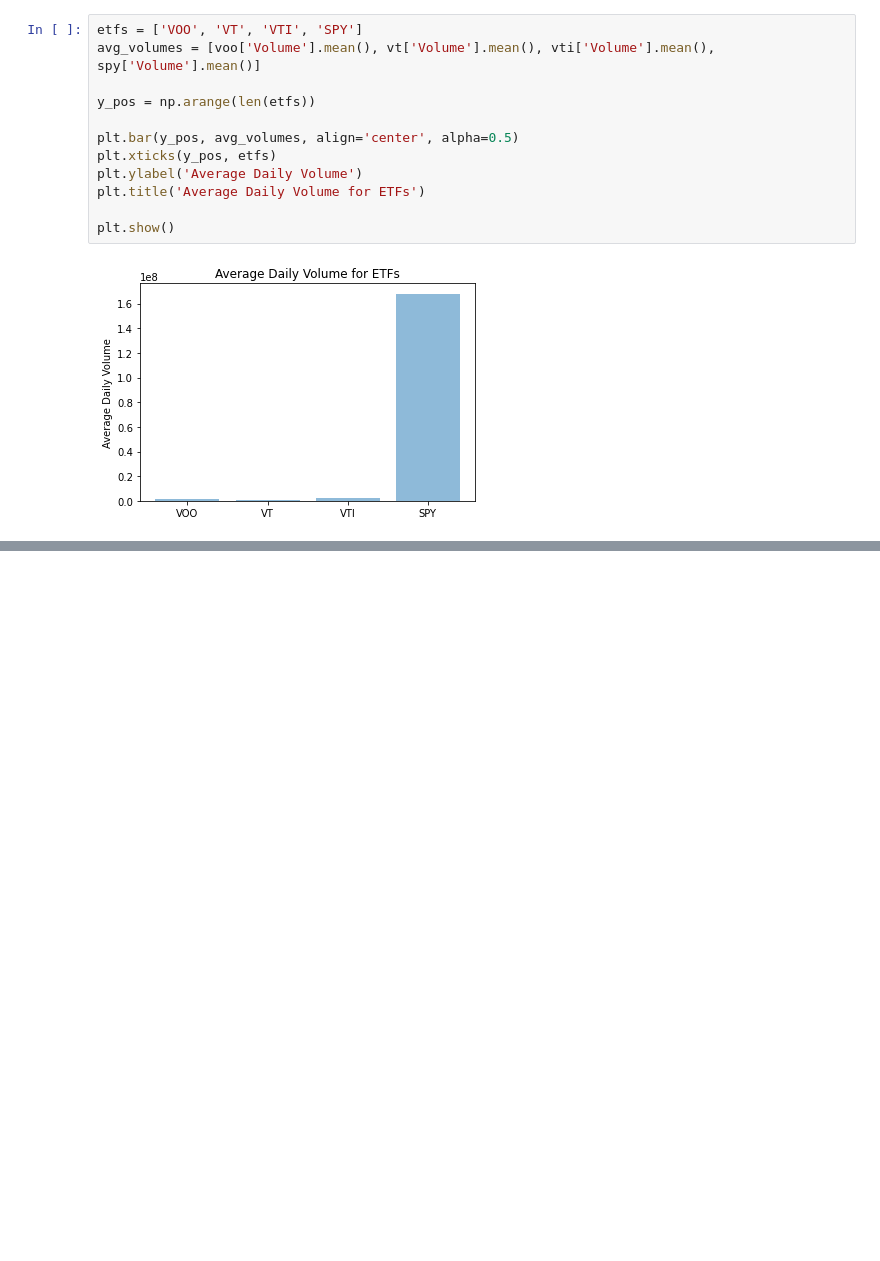
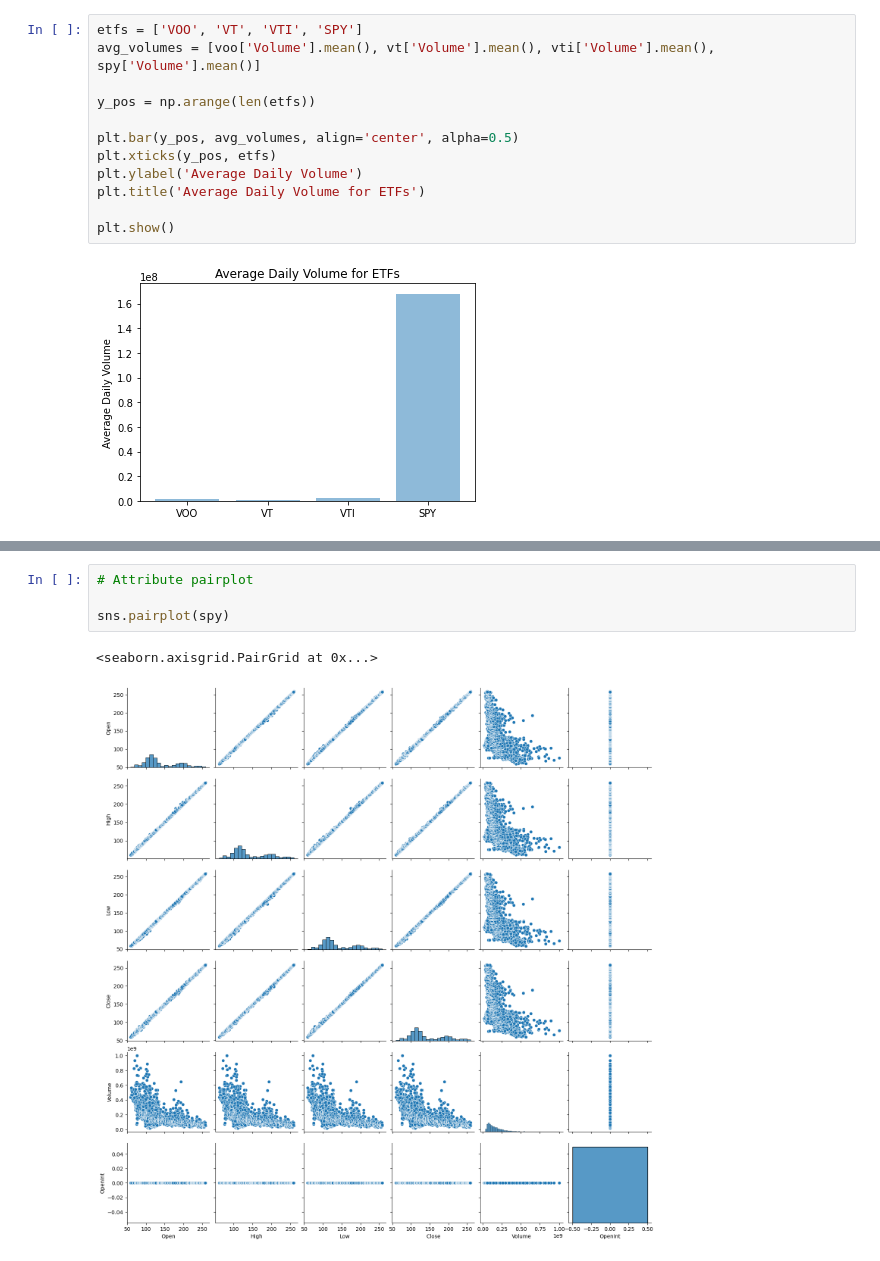
Before and after one commit to RussellChien/ECS171_Term-Project-Stock-Forecaster, a Jupyter notebook: Term_Project.ipynb, the cells around one changed output, grey strips where cells are left out. Saved outputs shown, nothing was run; the diff lists cells and outputs as text; blank space fills up the shorter version.

```diff
--- a/Term_Project.ipynb
+++ b/Term_Project.ipynb
@@ -142,0 +152,7 @@ plt.show()
+# %%
+# Attribute pairplot
+
+sns.pairplot(spy)
+# %% [output]
+<seaborn.axisgrid.PairGrid at 0x...>
+[figure, added]
```
Also changed, not shown: parts of 6 cells of this notebook.
